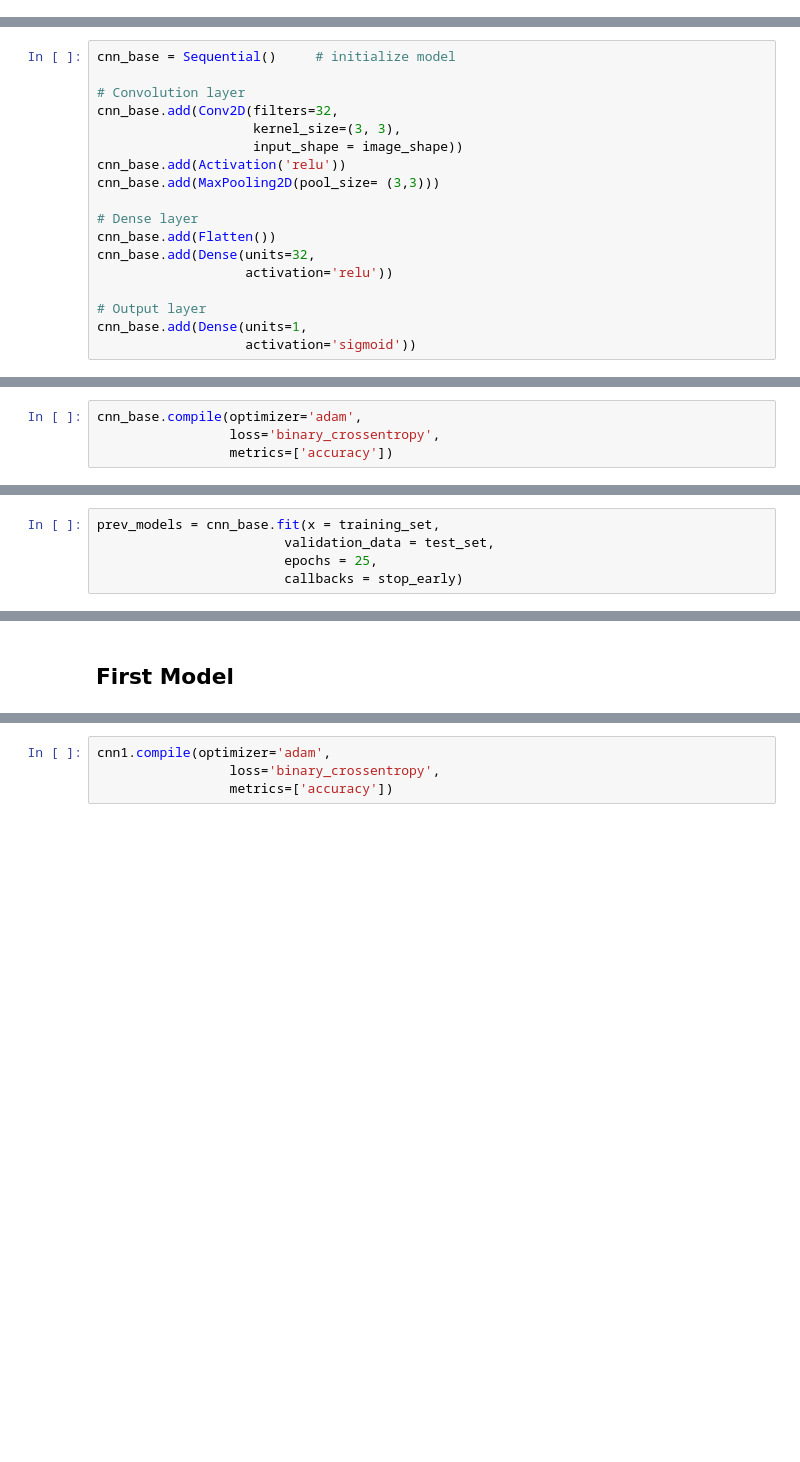
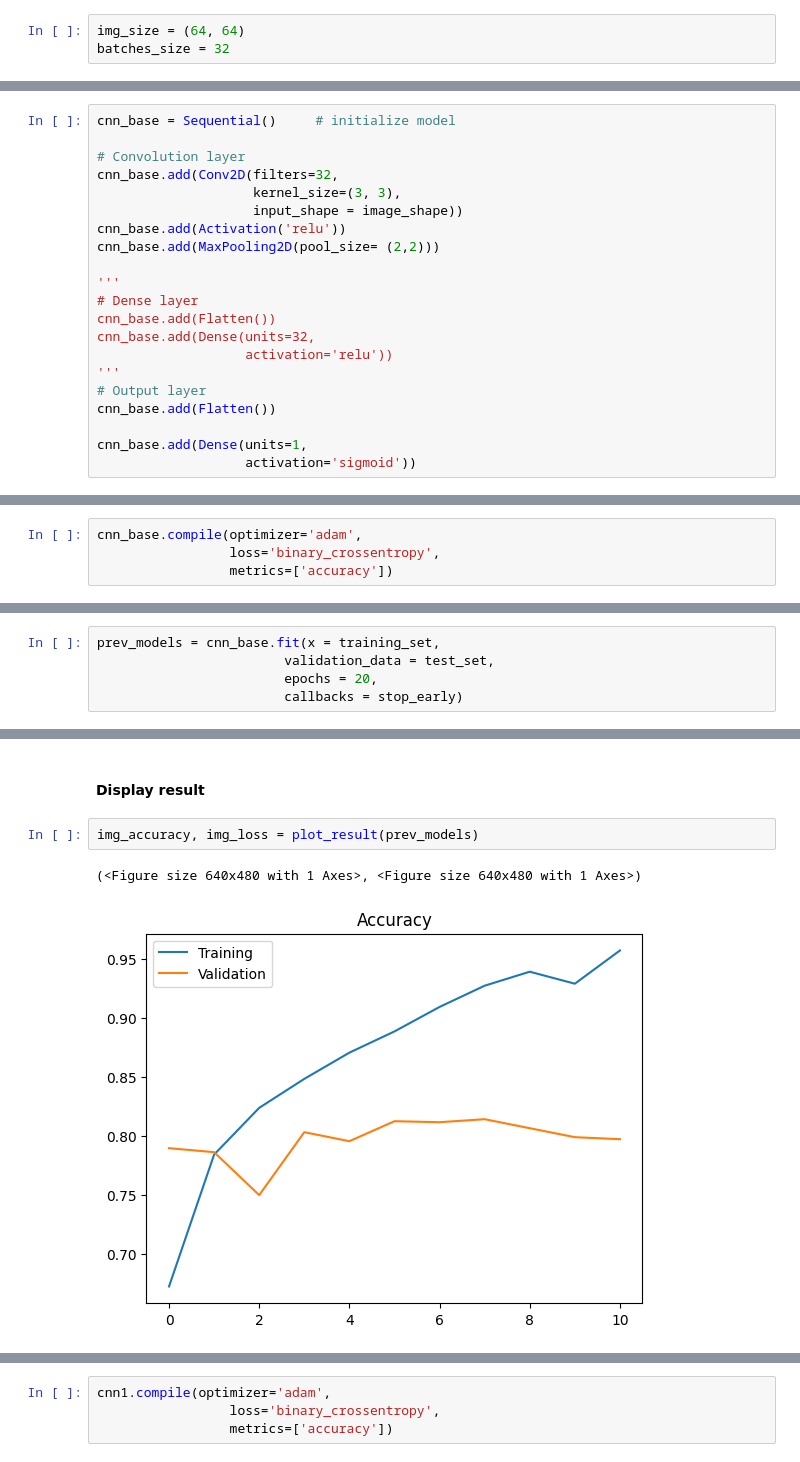
Before and after one commit to Enri98/cnn-muffin-chihuahua, a Jupyter notebook: CNN_00.ipynb, the cells around one changed output, grey strips where cells are left out. Saved outputs shown, nothing was run; the diff lists cells and outputs as text; blank space fills up the shorter version.

Commit message:
Model 1.15

```diff
--- a/CNN_00.ipynb
+++ b/CNN_00.ipynb
@@ -20,3 +23,6 @@ batches_size = 16
+# %%
+img_size = (64, 64)
+batches_size = 32
 # %% [markdown]
 ### Upload train set
 # %%
@@ -94,14 +137,17 @@ cnn_base.add(Conv2D(filters=32,
                     kernel_size=(3, 3),
                     input_shape = image_shape))
 cnn_base.add(Activation('relu'))
-cnn_base.add(MaxPooling2D(pool_size= (3,3)))
+cnn_base.add(MaxPooling2D(pool_size= (2,2)))
 
+'''
 # Dense layer
 cnn_base.add(Flatten())
 cnn_base.add(Dense(units=32,
                    activation='relu'))
+'''
+# Output layer
+cnn_base.add(Flatten())
 
-# Output layer
 cnn_base.add(Dense(units=1,
                    activation='sigmoid'))
 # %%
@@ -136,6 +182,6 @@ stop_early = [keras.callbacks.EarlyStopping(monitor="val_loss",
 # %%
 prev_models = cnn_base.fit(x = training_set,
 						validation_data = test_set,
-						epochs = 25,
+						epochs = 20,
 						callbacks = stop_early)
 # %% [output]
@@ -185,2 +193,7 @@ plot_result(prev_models)
-# %% [markdown]
-## First Model
+# %% [markdown]
+#### Display result
+# %%
+img_accuracy, img_loss = plot_result(prev_models)
+# %% [output]
+(<Figure size 640x480 with 1 Axes>, <Figure size 640x480 with 1 Axes>)
+[figure, added]
```
Also changed, not shown: parts of 32 cells of this notebook.
